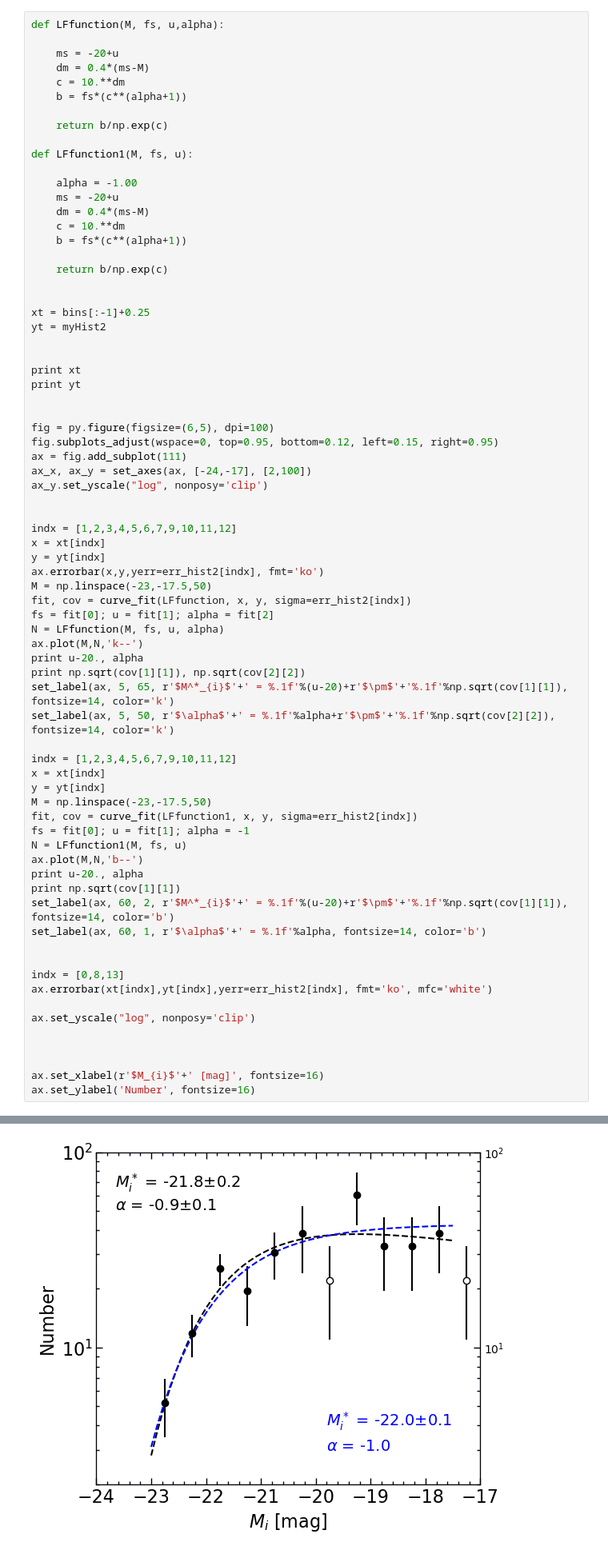
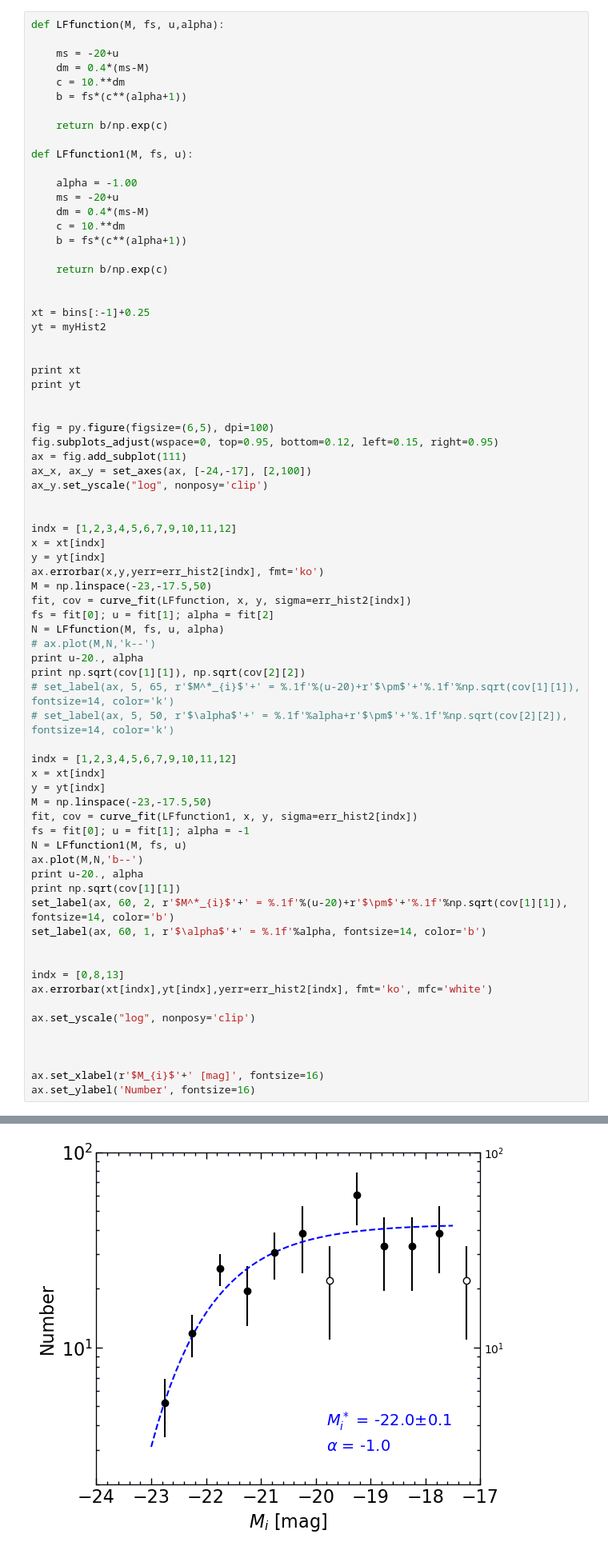
Before and after one commit to ekourkchi/TFcalibrators, a Jupyter notebook: TF_LuminosityFunction_i.ipynb, the cells around one changed output, grey strips where cells are left out. Shown at 80% size. Saved outputs shown, nothing was run; the diff lists cells and outputs as text.

```diff
--- a/TF_LuminosityFunction_i.ipynb
+++ b/TF_LuminosityFunction_i.ipynb
@@ -602,11 +602,11 @@ M = np.linspace(-23,-17.5,50)
 fit, cov = curve_fit(LFfunction, x, y, sigma=err_hist2[indx])
 fs = fit[0]; u = fit[1]; alpha = fit[2]
 N = LFfunction(M, fs, u, alpha)
-ax.plot(M,N,'k--')
+# ax.plot(M,N,'k--')
 print u-20., alpha
 print np.sqrt(cov[1][1]), np.sqrt(cov[2][2])
-set_label(ax, 5, 65, r'$M^*_{i}$'+' = %.1f'%(u-20)+r'$\pm$'+'%.1f'%np.sqrt(cov[1][1]), fontsize=14, color='k')
-set_label(ax, 5, 50, r'$\alpha$'+' = %.1f'%alpha+r'$\pm$'+'%.1f'%np.sqrt(cov[2][2]), fontsize=14, color='k')
+# set_label(ax, 5, 65, r'$M^*_{i}$'+' = %.1f'%(u-20)+r'$\pm$'+'%.1f'%np.sqrt(cov[1][1]), fontsize=14, color='k')
+# set_label(ax, 5, 50, r'$\alpha$'+' = %.1f'%alpha+r'$\pm$'+'%.1f'%np.sqrt(cov[2][2]), fontsize=14, color='k')
 
 indx = [1,2,3,4,5,6,7,9,10,11,12]
 x = xt[indx]
@@ -615,31 +615,31 @@ M = np.linspace(-23,-17.5,50)
 fit, cov = curve_fit(LFfunction1, x, y, sigma=err_hist2[indx])
 fs = fit[0]; u = fit[1]; alpha = -1
 N = LFfunction1(M, fs, u)
 ax.plot(M,N,'b--')
 print u-20., alpha
 print np.sqrt(cov[1][1])
 set_label(ax, 60, 2, r'$M^*_{i}$'+' = %.1f'%(u-20)+r'$\pm$'+'%.1f'%np.sqrt(cov[1][1]), fontsize=14, color='b')
 set_label(ax, 60, 1, r'$\alpha$'+' = %.1f'%alpha, fontsize=14, color='b')
 
 
 indx = [0,8,13]
 ax.errorbar(xt[indx],yt[indx],yerr=err_hist2[indx], fmt='ko', mfc='white')
 
 ax.set_yscale("log", nonposy='clip')
 
 
 
 ax.set_xlabel(r'$M_{i}$'+' [mag]', fontsize=16)
 ax.set_ylabel('Number', fontsize=16)
 # %% [output]
 [-23.75 -23.25 -22.75 -22.25 -21.75 -21.25 -20.75 -20.25 -19.75 -19.25
  -18.75 -18.25 -17.75 -17.25]
 [ 0.          1.          5.20234043 11.79765957 25.36595745 19.43234043
  30.52085106 38.42553191 21.95744681 60.38297872 32.93617021 32.93617021
  38.42553191 21.95744681]
 -21.79668084742284 -0.9057784572174219
 0.1782201741802302 0.09235998178583625
 -21.952771170377968 -1
 0.10873944860994386
 Text(0,0.5,'Number')
-[figure, old version]
+[figure, new version]
```
Also changed, not shown: 3 other files.
